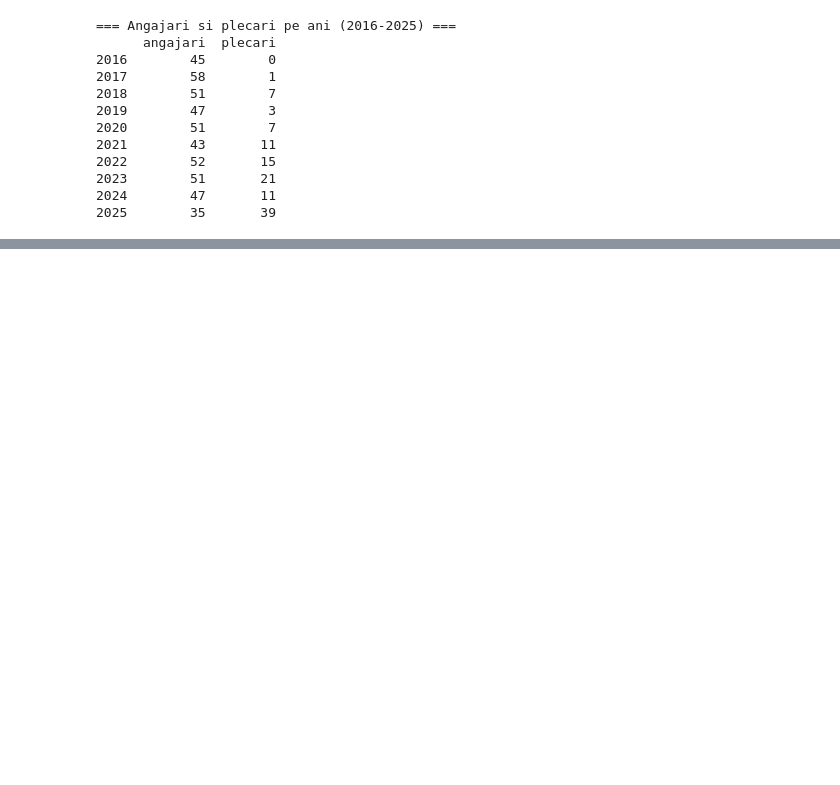
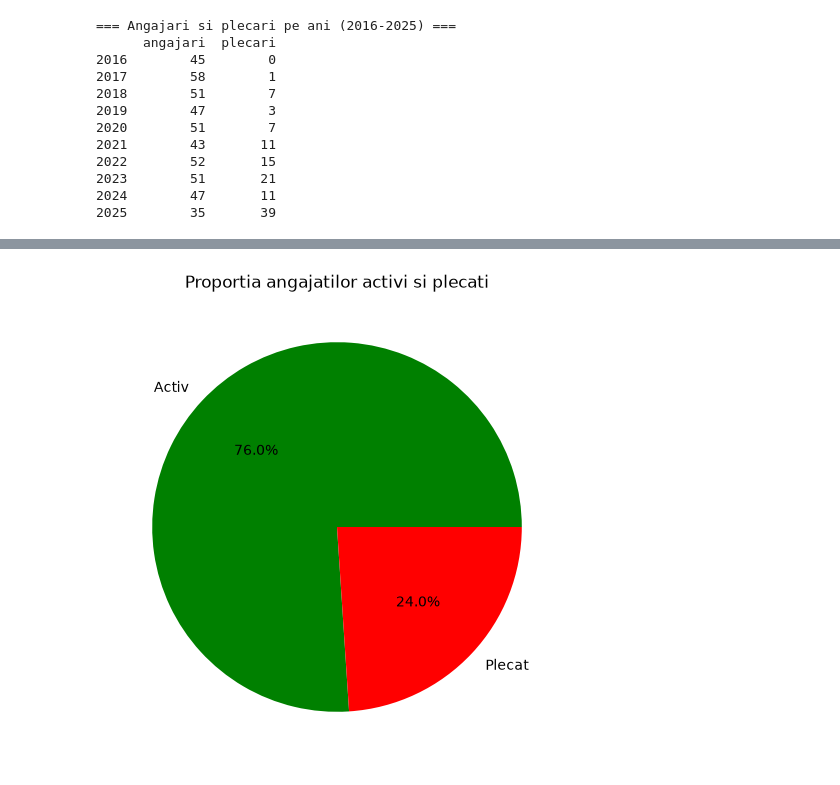
Before and after one commit to CristianaTrandafir/Proiect_Final_TrandafirCristiana, a Jupyter notebook: 02_Python_analiza.ipynb, the cells around one changed output, grey strips where cells are left out. Saved outputs shown, nothing was run; the diff lists cells and outputs as text; code cells hidden in the pictures; blank space fills up the shorter version.

```diff
--- a/02_Python_analiza.ipynb
+++ b/02_Python_analiza.ipynb
@@ -410,0 +544,11 @@ print(tabel_ani)
+# %%
+"""G4 - Pie chart: Activ vs plecat"""
+
+status_counts = angajati['status'].value_counts()
+
+plt.figure(figsize=(6,6))
+plt.pie(status_counts.values, labels=status_counts.index, autopct='%1.1f%%', colors=['green','red'])
+plt.title("Proportia angajatilor activi si plecati")
+plt.show()
+# %% [output]
+[figure, added]
```
Also changed, not shown: parts of 17 cells of this notebook.
